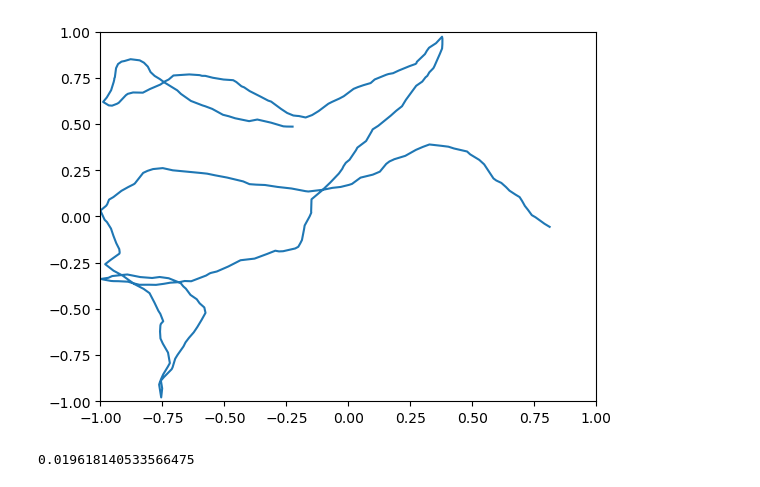
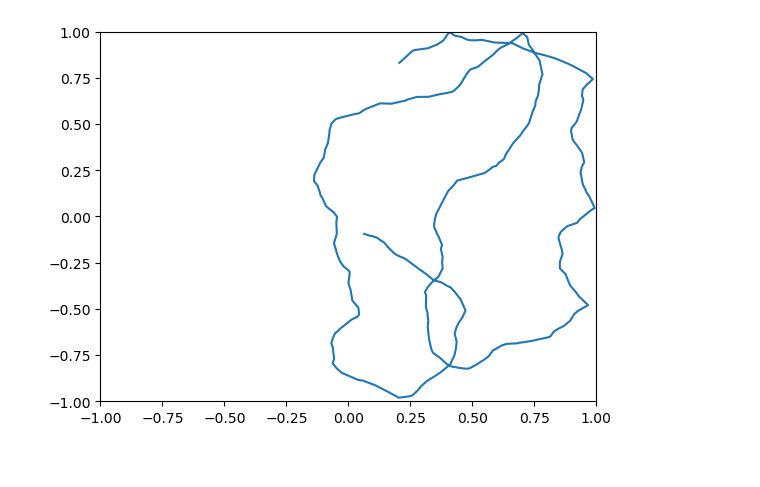
Before and after one commit to bioAI-Oslo/ConjunctiveRepresentations, a Jupyter notebook: fr_stateful_training.ipynb, the cells around one changed output. Saved outputs shown, nothing was run; the diff lists cells and outputs as text; code cells hidden in the pictures.

```diff
--- a/fr_stateful_training.ipynb
+++ b/fr_stateful_training.ipynb
@@ -29,10 +29,10 @@ model = RecurrentSpaceNet(n_in=n_in, n_out=n_out, corr_across_space=False, scale
 optimizer = torch.optim.Adam(model.parameters(), lr=lr)
 # %%
 genny = SimpleDatasetMaker()
-r, v = genny.generate_dataset(1, long_timesteps)
+r, v = genny.generate_dataset(1, timesteps)
 plt.plot(*r.detach().numpy().T)
 plt.axis([-1, 1, -1, 1])
 plt.show()
 # %% [output]
-[figure, old version]
+[figure, new version]
 # %%
@@ -71,10 +74,6 @@ for i in progress:
     if i % 10 == 0:
         loss_history.append(loss)
         progress.set_description(f"loss: {loss:>7f}")
-# %%
-loss
-# %% [output]
-0.019618140533566475
 # %%
 plt.figure(figsize=(4,4))
 plt.semilogy(np.arange(len(loss_history))*10, loss_history, "-k")
```
Also changed, not shown: parts of 11 cells of this notebook, 2 other files.
